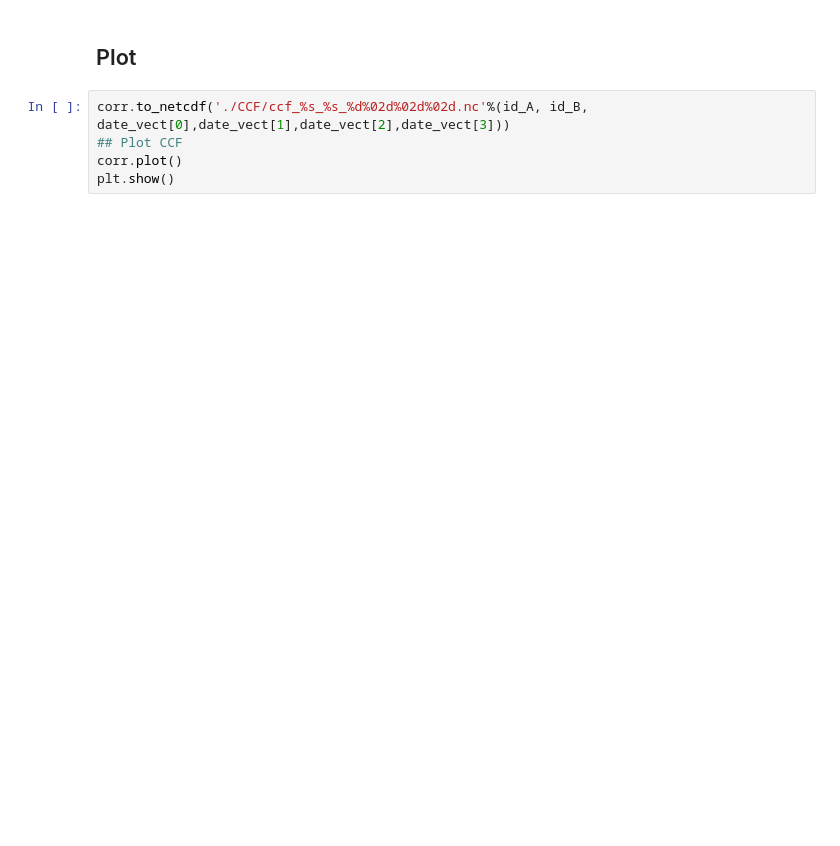
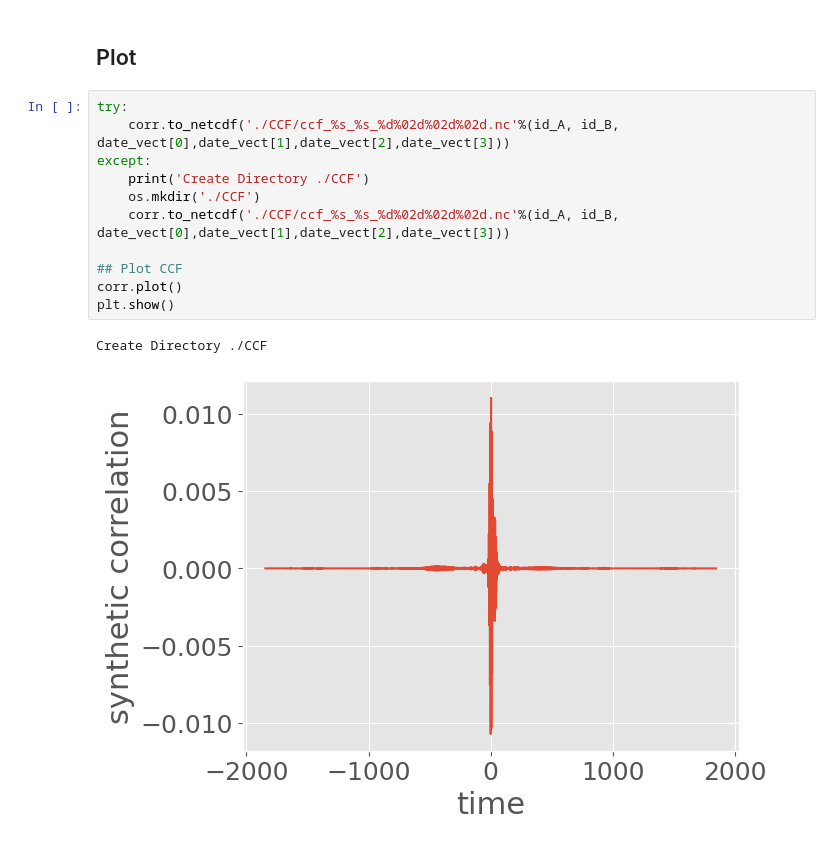
Before and after one commit to lystom/WMSAN, a Jupyter notebook: RAYLEIGH/synthetic_CCF.ipynb, the cells around one changed output. Cells and saved outputs as stored; diff of their text form; blank space fills up the shorter version.

```diff
--- a/RAYLEIGH/synthetic_CCF.ipynb
+++ b/RAYLEIGH/synthetic_CCF.ipynb
@@ -155,7 +167,16 @@ else:  # if not, compute CCF
 # %% [markdown]
 ## Plot
 # %%
-corr.to_netcdf('./CCF/ccf_%s_%s_%d%02d%02d%02d.nc'%(id_A, id_B, date_vect[0],date_vect[1],date_vect[2],date_vect[3]))
+try:
+    corr.to_netcdf('./CCF/ccf_%s_%s_%d%02d%02d%02d.nc'%(id_A, id_B, date_vect[0],date_vect[1],date_vect[2],date_vect[3]))
+except:
+    print('Create Directory ./CCF')
+    os.mkdir('./CCF')
+    corr.to_netcdf('./CCF/ccf_%s_%s_%d%02d%02d%02d.nc'%(id_A, id_B, date_vect[0],date_vect[1],date_vect[2],date_vect[3]))
+
 ## Plot CCF
 corr.plot()
 plt.show()
+# %% [output]
+Create Directory ./CCF
+[figure, added]
```
Also changed, not shown: parts of 5 cells of this notebook.
